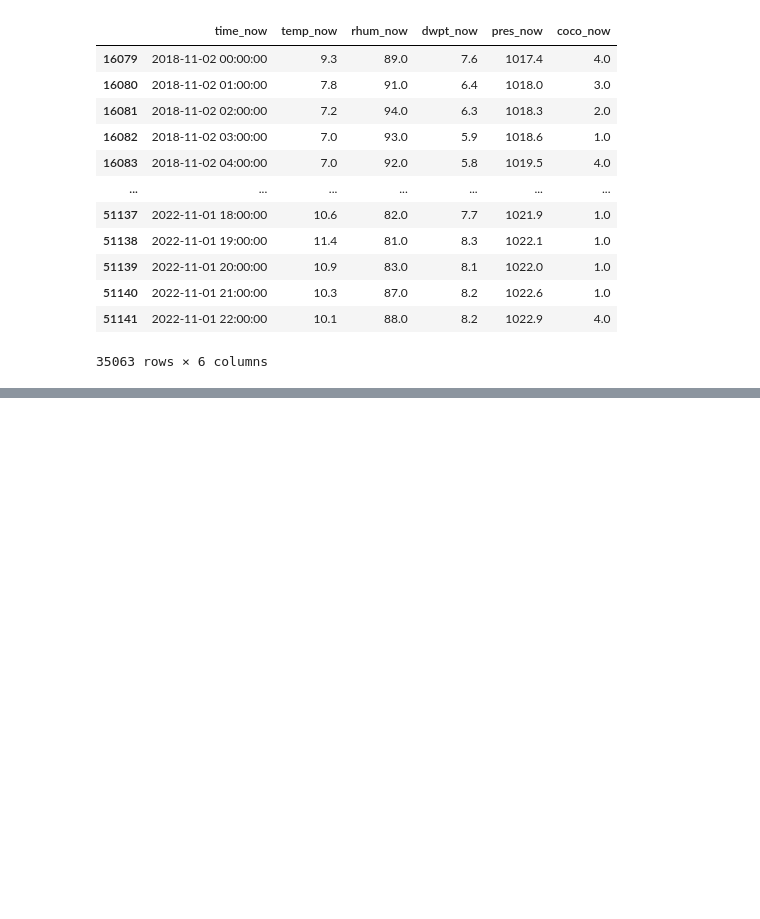
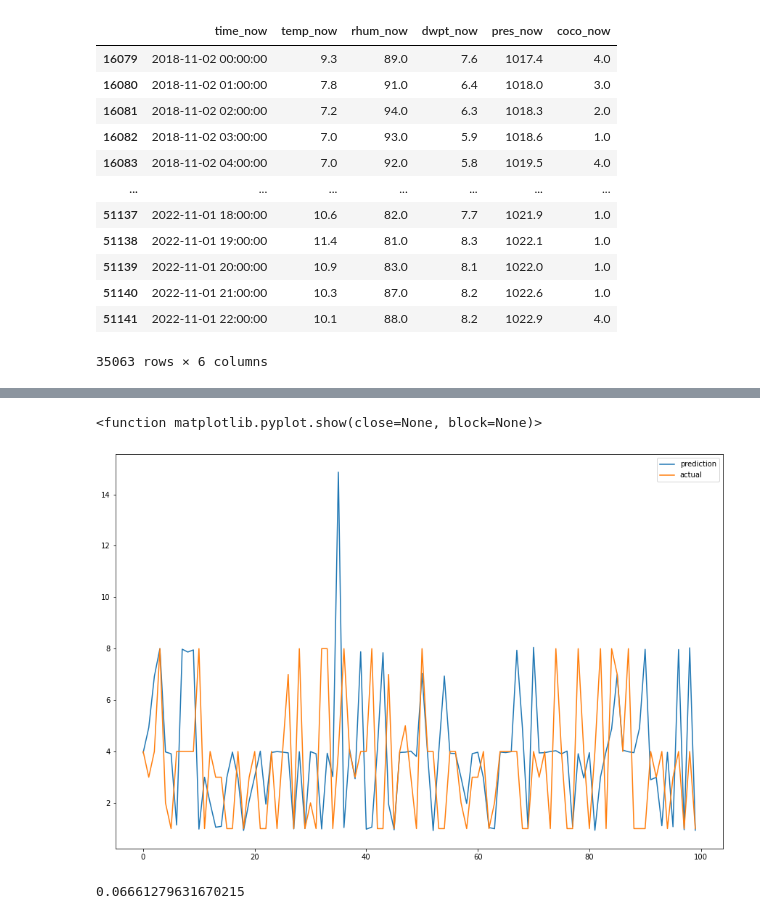
Before and after one commit to yassdenn/WeatherPrediction, a Jupyter notebook: 3_predictionModel.ipynb, the cells around one changed output, grey strips where cells are left out. Saved outputs shown, nothing was run; the diff lists cells and outputs as text; code cells hidden in the pictures; blank space fills up the shorter version.

```diff
--- a/3_predictionModel.ipynb
+++ b/3_predictionModel.ipynb
@@ -328,0 +436,7 @@ x_test.sample(10)
+# %%
+inv_y = pd.DataFrame(inv_y, columns=['var1(t-5)', 'var2(t-5)', 'var3(t-5)', 'var4(t-5)', 'var5(t-5)',
+       'var1(t-4)', 'var2(t-4)', 'var3(t-4)', 'var4(t-4)', 'var5(t-4)',
+       'var1(t-3)', 'var2(t-3)', 'var3(t-3)', 'var4(t-3)', 'var5(t-3)',
+       'var1(t-2)', 'var2(t-2)', 'var3(t-2)', 'var4(t-2)', 'var5(t-2)',
+       'var1(t-1)', 'var2(t-1)', 'var3(t-1)', 'var4(t-1)', 'var5(t-1)',
+       'var1(t)', 'var2(t)', 'var3(t)', 'var4(t)','actual'])
@@ -328,0 +459,3 @@ x_test.sample(10)
+# %%
+test_actual = scaler.inverse_transform(inv_y)
+test_actual
@@ -328,0 +476,3 @@ x_test.sample(10)
+# %%
+test_actual = pd.DataFrame(test_actual, columns = inv_y.columns)
+test_actual
@@ -328,0 +493,3 @@ x_test.sample(10)
+# %%
+test['actual'] = test_actual.actual
+test
@@ -328,0 +530,9 @@ x_test.sample(10)
+# %%
+fig, ax = plt.subplots(1, figsize=(15, 10))
+plt.plot([i for i in range(100)],test.sample(100).pred,label = 'prediction')
+plt.plot([i for i in range(100)], test.sample(100).actual, label = 'actual')
+plt.legend()
+plt.show
+# %% [output]
+<function matplotlib.pyplot.show(close=None, block=None)>
+[figure, added]
@@ -328,0 +542,4 @@ x_test.sample(10)
+# %%
+rsme
+# %% [output]
+0.06661279631670215
```
Also changed, not shown: parts of 33 cells of this notebook.
